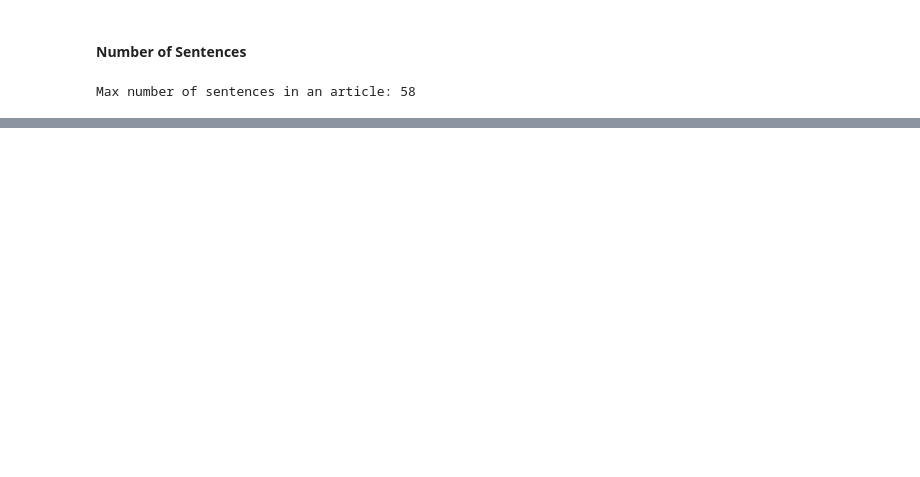
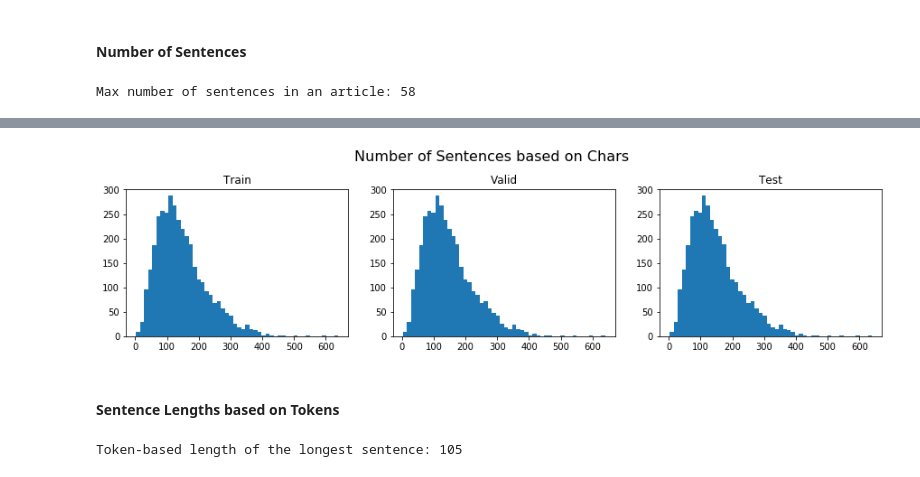
Before and after one commit to simgeekiz/Master_Thesis, a Jupyter notebook: Data Analysis.ipynb, the cells around one changed output, grey strips where cells are left out. Drawn from its saved outputs; the diff is of its cells as text; code cells hidden in the pictures; blank space fills up the shorter version.

```diff
--- a/Data Analysis.ipynb
+++ b/Data Analysis.ipynb
@@ -47,0 +85,17 @@ max([len(sentence['sentence'])
+# %%
+plot_figures([
+    [len(sent['sentence']) for article in train_data for sent in article['sentences']],
+    [len(sent['sentence']) for article in train_data for sent in article['sentences']],
+    [len(sent['sentence']) for article in train_data for sent in article['sentences']]
+], 'Number of Sentences based on Chars')
+# %% [output]
+[figure, added]
+# %% [markdown]
+#### Sentence Lengths based on Tokens
+# %%
+print("Token-based length of the longest sentence:",
+      max([len(sentence['sentence'].split())
+           for article in (train_data + valid_data + test_data)
+           for sentence in article['sentences']]))
+# %% [output]
+Token-based length of the longest sentence: 105
```
Also changed, not shown: parts of 14 cells of this notebook, 4 other files.
